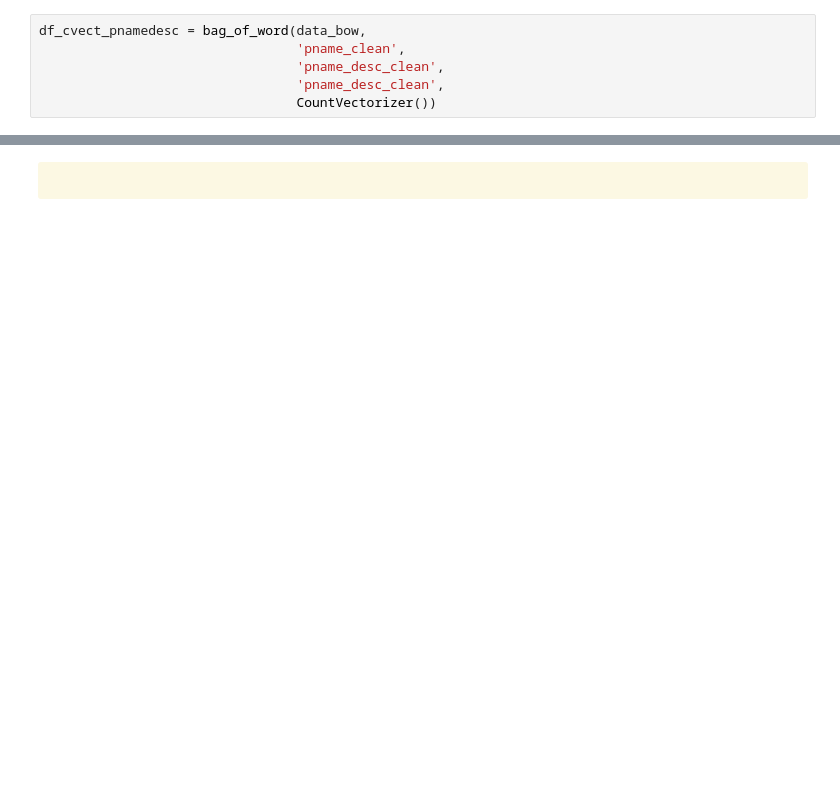
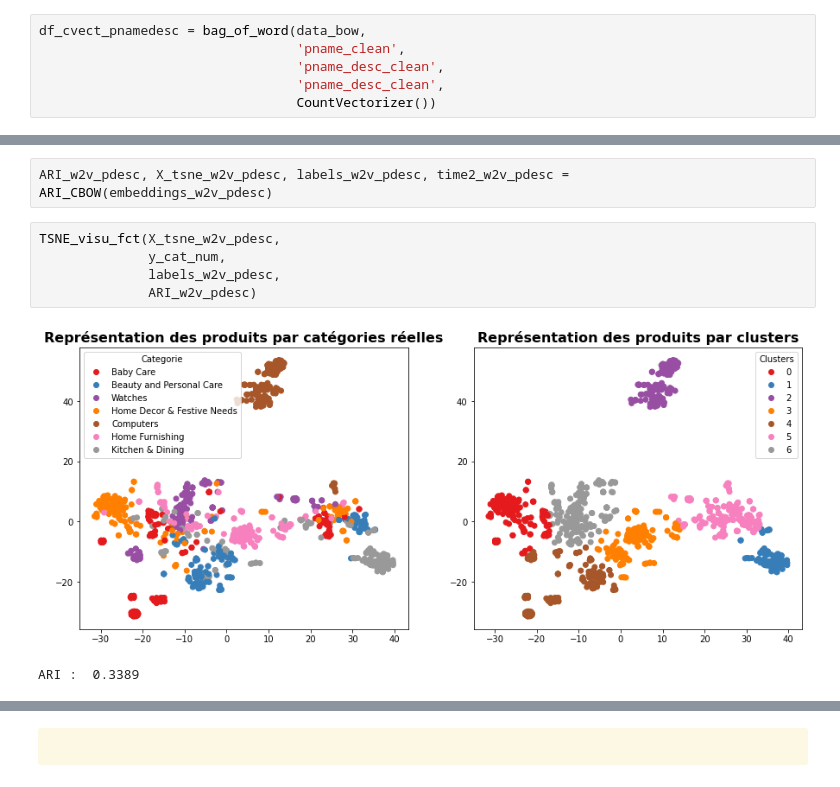
Before and after one commit to Milie-Mimi/OC_DS_Project6, a Jupyter notebook: GROSCHENE_Emilie_1_notebook_012023.ipynb, the cells around one changed output, grey strips where cells are left out. Cells and saved outputs as stored; diff of their text form; blank space fills up the shorter version.

```diff
--- a/GROSCHENE_Emilie_1_notebook_012023.ipynb
+++ b/GROSCHENE_Emilie_1_notebook_012023.ipynb
@@ -2105,0 +2124,10 @@ une approche de type word/sentence embedding avec USE (Universal Sentence Encode
+# %%
+ARI_w2v_pdesc, X_tsne_w2v_pdesc, labels_w2v_pdesc, time2_w2v_pdesc = ARI_CBOW(embeddings_w2v_pdesc)
+# %%
+TSNE_visu_fct(X_tsne_w2v_pdesc,
+              y_cat_num,
+              labels_w2v_pdesc,
+              ARI_w2v_pdesc)
+# %% [output]
+[figure, added]
+ARI :  0.3389
```
Also changed, not shown: parts of 209 cells of this notebook.
